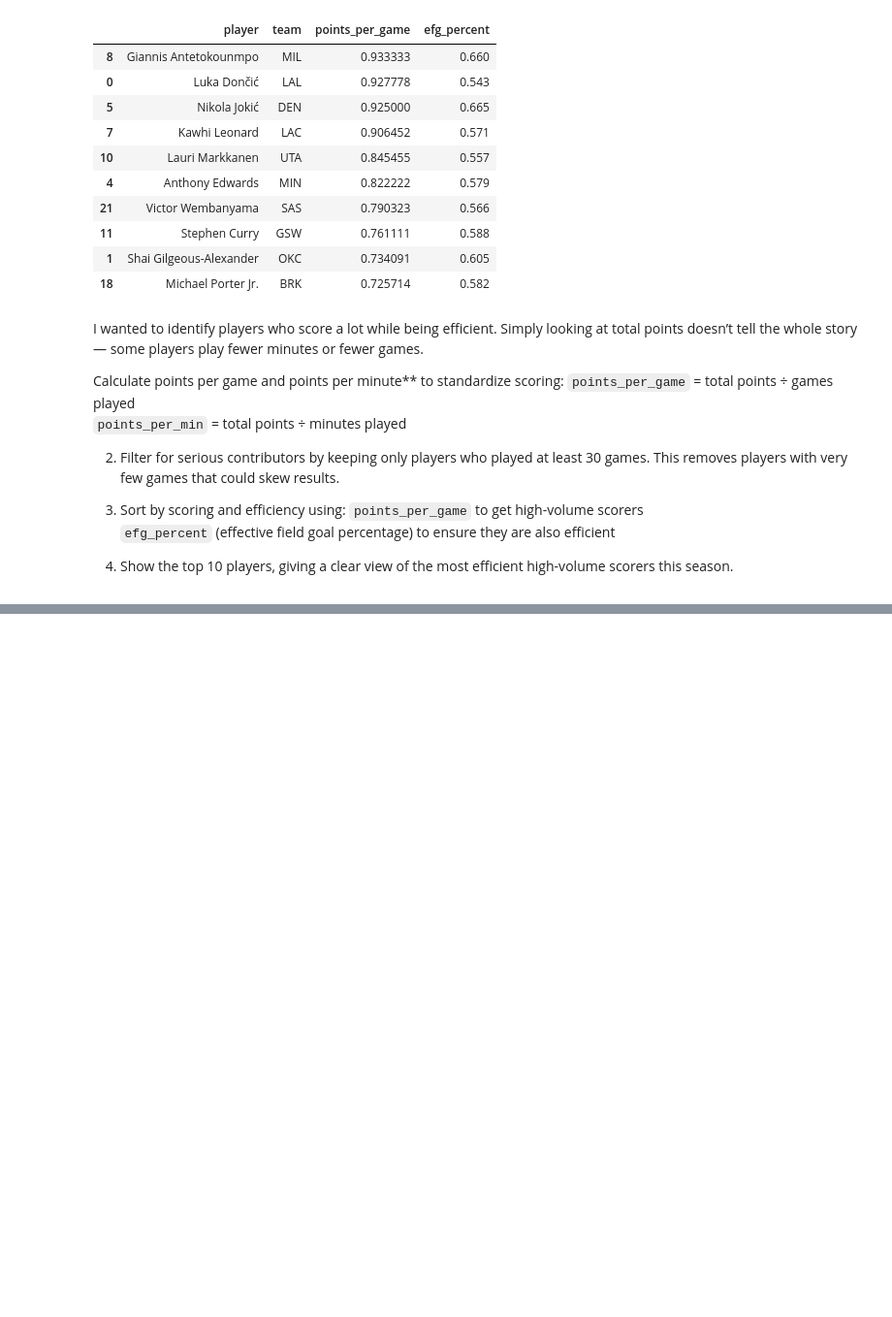
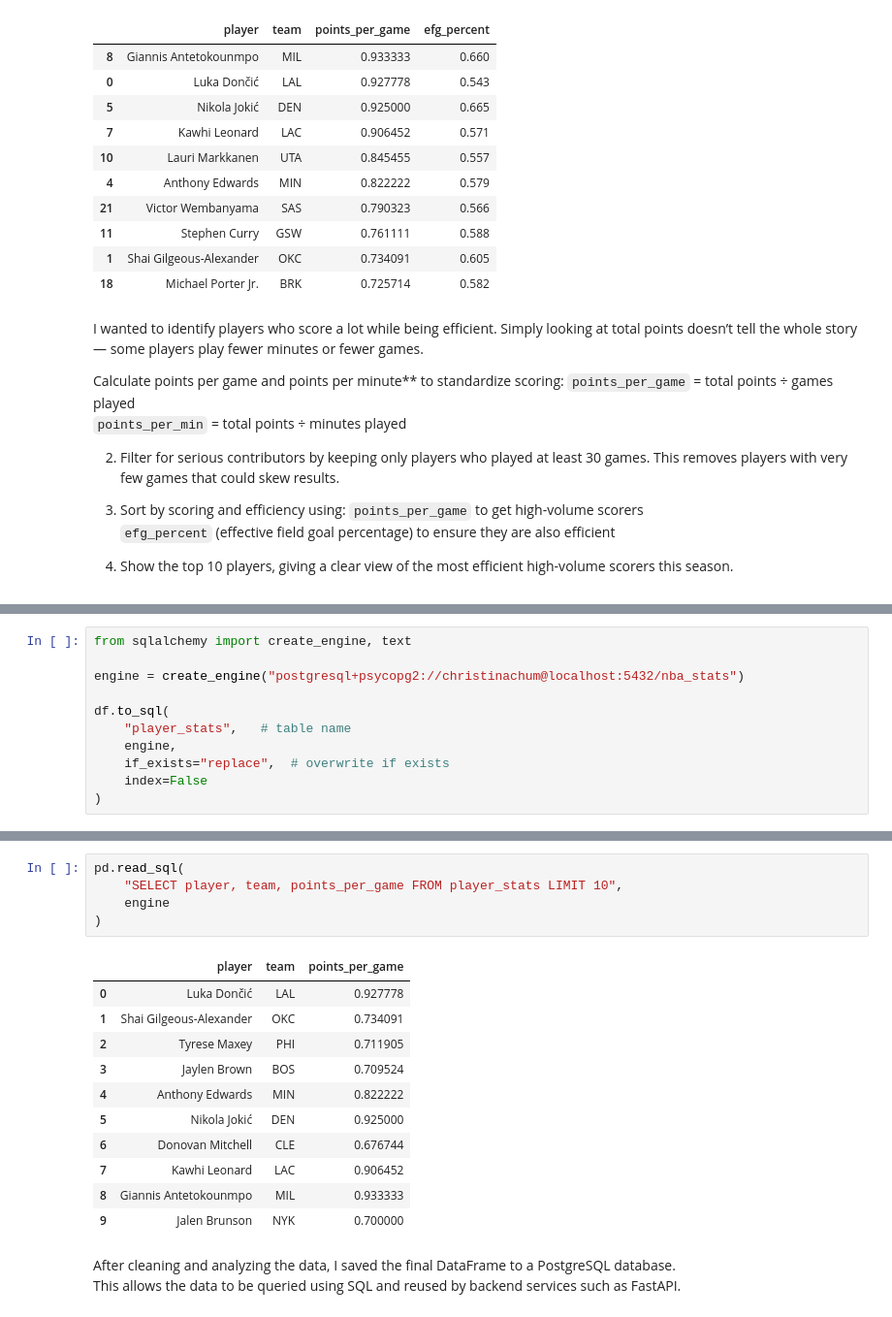
Before and after one commit to cchum/nba-player-stats-analysis, a Jupyter notebook: nba.ipynb, the cells around one changed output, grey strips where cells are left out. Shown at 97% size. Cells and saved outputs as stored; diff of their text form; blank space fills up the shorter version.

Commit message:
store data into postgres

```diff
--- a/nba.ipynb
+++ b/nba.ipynb
@@ -172,0 +198,11 @@ df.to_csv('nba_cleaned.csv')
+# %%
+from sqlalchemy import create_engine, text
+
+engine = create_engine("postgresql+psycopg2://christinachum@localhost:5432/nba_stats")
+
+df.to_sql(
+    "player_stats",   # table name
+    engine,
+    if_exists="replace",  # overwrite if exists
+    index=False
+)
@@ -172,0 +214,20 @@ df.to_csv('nba_cleaned.csv')
+# %%
+pd.read_sql(
+    "SELECT player, team, points_per_game FROM player_stats LIMIT 10",
+    engine
+)
+# %% [output]
+|  | player | team | points_per_game |
+| 0 | Luka Dončić | LAL | 0.927778 |
+| 1 | Shai Gilgeous-Alexander | OKC | 0.734091 |
+| 2 | Tyrese Maxey | PHI | 0.711905 |
+| 3 | Jaylen Brown | BOS | 0.709524 |
+| 4 | Anthony Edwards | MIN | 0.822222 |
+| 5 | Nikola Jokić | DEN | 0.925000 |
+| 6 | Donovan Mitchell | CLE | 0.676744 |
+| 7 | Kawhi Leonard | LAC | 0.906452 |
+| 8 | Giannis Antetokounmpo | MIL | 0.933333 |
+| 9 | Jalen Brunson | NYK | 0.700000 |
+# %% [markdown]
+After cleaning and analyzing the data, I saved the final DataFrame to a PostgreSQL database.
+This allows the data to be queried using SQL and reused by backend services such as FastAPI.
```
Also changed, not shown: parts of 13 cells of this notebook, 1 other file.
